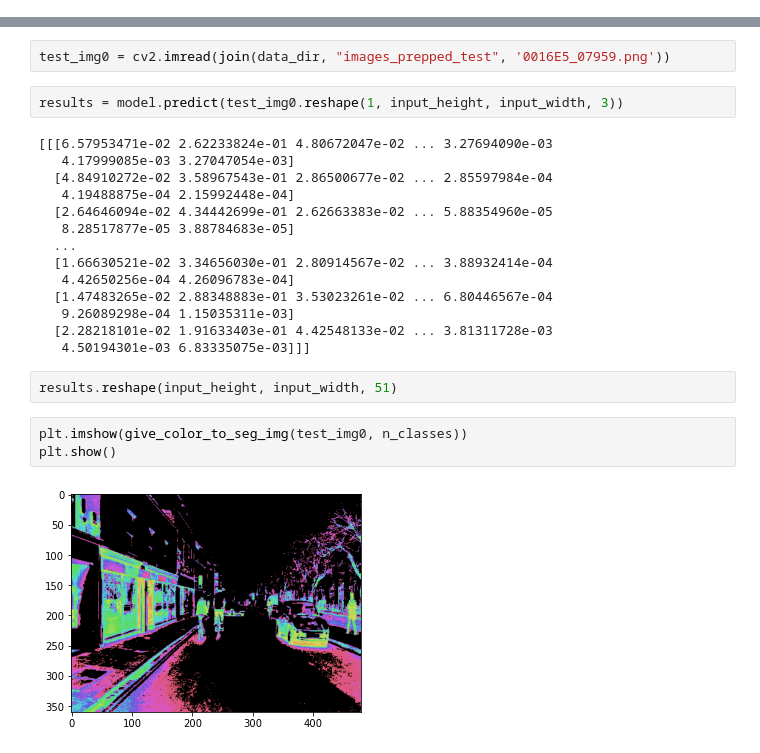
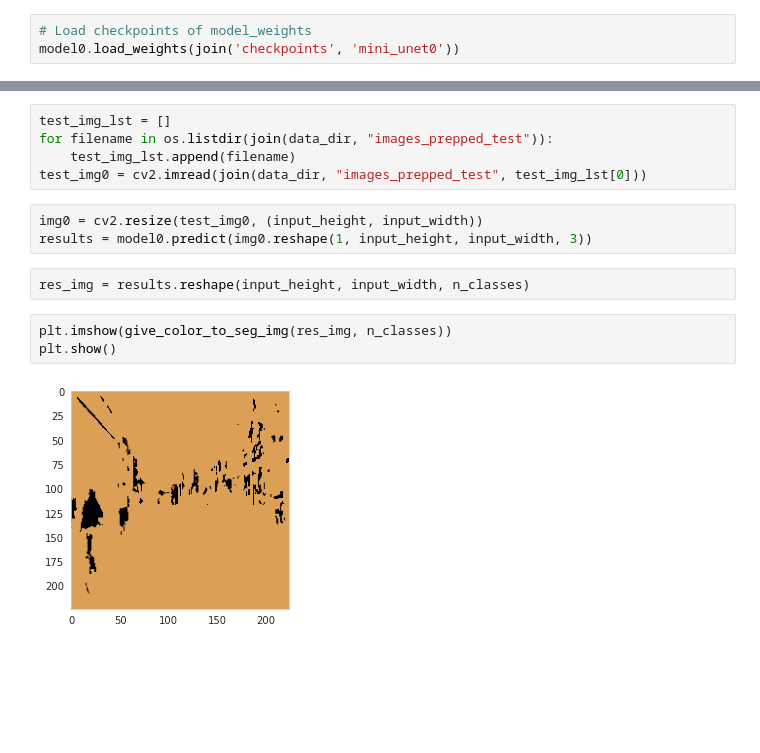
Before and after one commit to zdai257/DeepAOANet, a Jupyter notebook: seg_example.ipynb, the cells around one changed output, grey strips where cells are left out. Drawn from its saved outputs; the diff is of its cells as text; blank space fills up the shorter version.

Commit message:
Implemented mini_unet

```diff
--- a/seg_example.ipynb
+++ b/seg_example.ipynb
@@ -107 +447,4 @@ saved  checkpoints/vgg_unet_1.4
+# %%
+# Load checkpoints of model_weights
+model0.load_weights(join('checkpoints', 'mini_unet0'))
 # %%
@@ -125,25 +452,15 @@ def give_color_to_seg_img(seg, n_classes):
 # %%
-test_img0 = cv2.imread(join(data_dir, "images_prepped_test", '0016E5_07959.png'))
+test_img_lst = []
+for filename in os.listdir(join(data_dir, "images_prepped_test")):
+    test_img_lst.append(filename)
+test_img0 = cv2.imread(join(data_dir, "images_prepped_test", test_img_lst[0]))
 # %%
-results = model.predict(test_img0.reshape(1, input_height, input_width, 3))
+img0 = cv2.resize(test_img0, (input_height, input_width))
+results = model0.predict(img0.reshape(1, input_height, input_width, 3))
-# %% [output]
-[[[6.57953471e-02 2.62233824e-01 4.80672047e-02 ... 3.27694090e-03
-   4.17999085e-03 3.27047054e-03]
-  [4.84910272e-02 3.58967543e-01 2.86500677e-02 ... 2.85597984e-04
-   4.19488875e-04 2.15992448e-04]
-  [2.64646094e-02 4.34442699e-01 2.62663383e-02 ... 5.88354960e-05
-   8.28517877e-05 3.88784683e-05]
-  ...
-  [1.66630521e-02 3.34656030e-01 2.80914567e-02 ... 3.88932414e-04
-   4.42650256e-04 4.26096783e-04]
-  [1.47483265e-02 2.88348883e-01 3.53023261e-02 ... 6.80446567e-04
-   9.26089298e-04 1.15035311e-03]
-  [2.28218101e-02 1.91633403e-01 4.42548133e-02 ... 3.81311728e-03
-   4.50194301e-03 6.83335075e-03]]]
 # %%
-results.reshape(input_height, input_width, 51)
+res_img = results.reshape(input_height, input_width, n_classes)
 # %%
-plt.imshow(give_color_to_seg_img(test_img0, n_classes))
+plt.imshow(give_color_to_seg_img(res_img, n_classes))
 plt.show()
 # %% [output]
-[figure, old version]
+[figure, new version]
```
Also changed, not shown: parts of 28 cells of this notebook, 1 other file.
